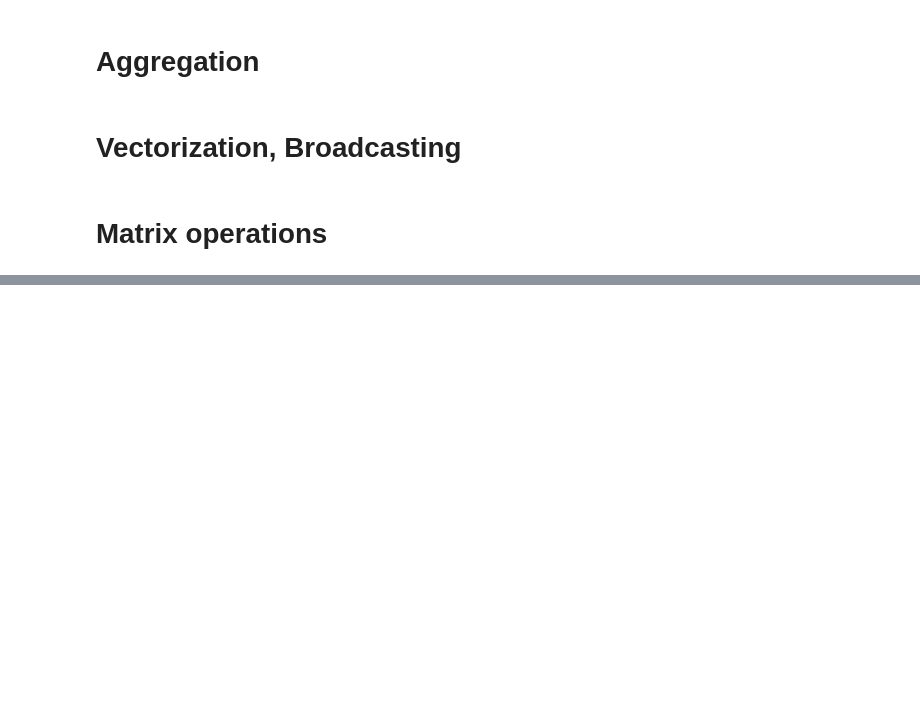
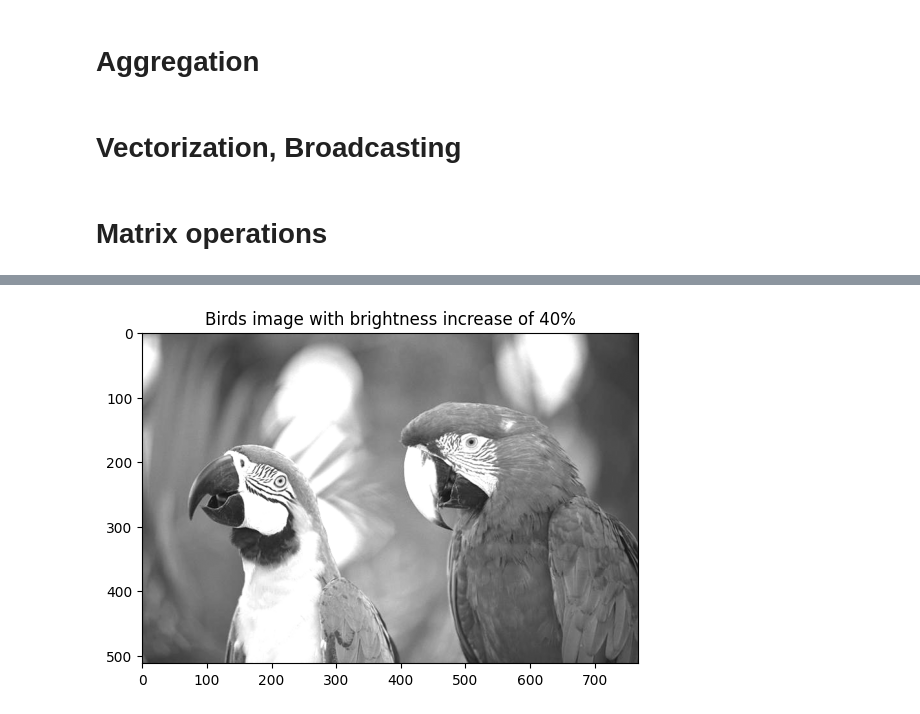
Before and after one commit to venkatbabukr/AllProjects, a Jupyter notebook: Scaler/Modules/Numpy_Buzz_Terms,_Nuances.ipynb, the cells around one changed output, grey strips where cells are left out. Cells and saved outputs as stored; diff of their text form; code cells hidden in the pictures; blank space fills up the shorter version.

```diff
--- a/Scaler/Modules/Numpy_Buzz_Terms,_Nuances.ipynb
+++ b/Scaler/Modules/Numpy_Buzz_Terms,_Nuances.ipynb
@@ -228,0 +338,14 @@ arr1 after negating the whole array: [ 0 -1 -2 -3 -4 -5 -6 -7 -8 -9]
+# %%
+# Increase brightness by 40%
+# Convert to float to do the math, then clip and convert back.
+# This is required to handle the integer overflow problem...
+brightness_increase_pct = 40
+brightness_increase_factor = 1 + brightness_increase_pct / 100
+birds_brighter_img_arr = np.clip(
+      birds_img_arr.astype(np.float64) * brightness_increase_factor
+      , 0, 255
+    ).astype(np.uint8)
+
+show_image(f"Birds image with brightness increase of {brightness_increase_pct}%", birds_brighter_img_arr, cmap="gray")
+# %% [output]
+[figure, added]
```
Also changed, not shown: parts of 11 cells of this notebook.
